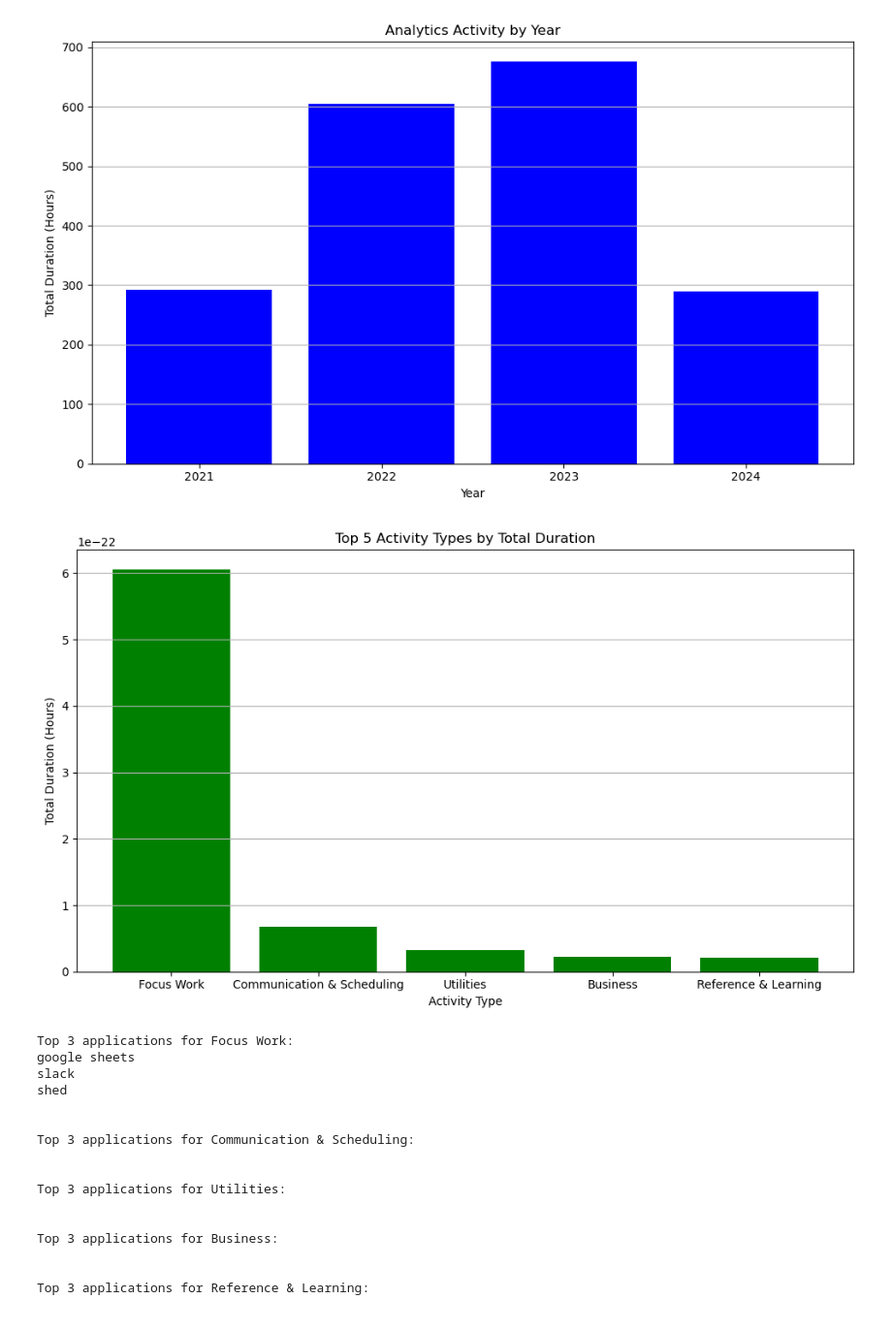
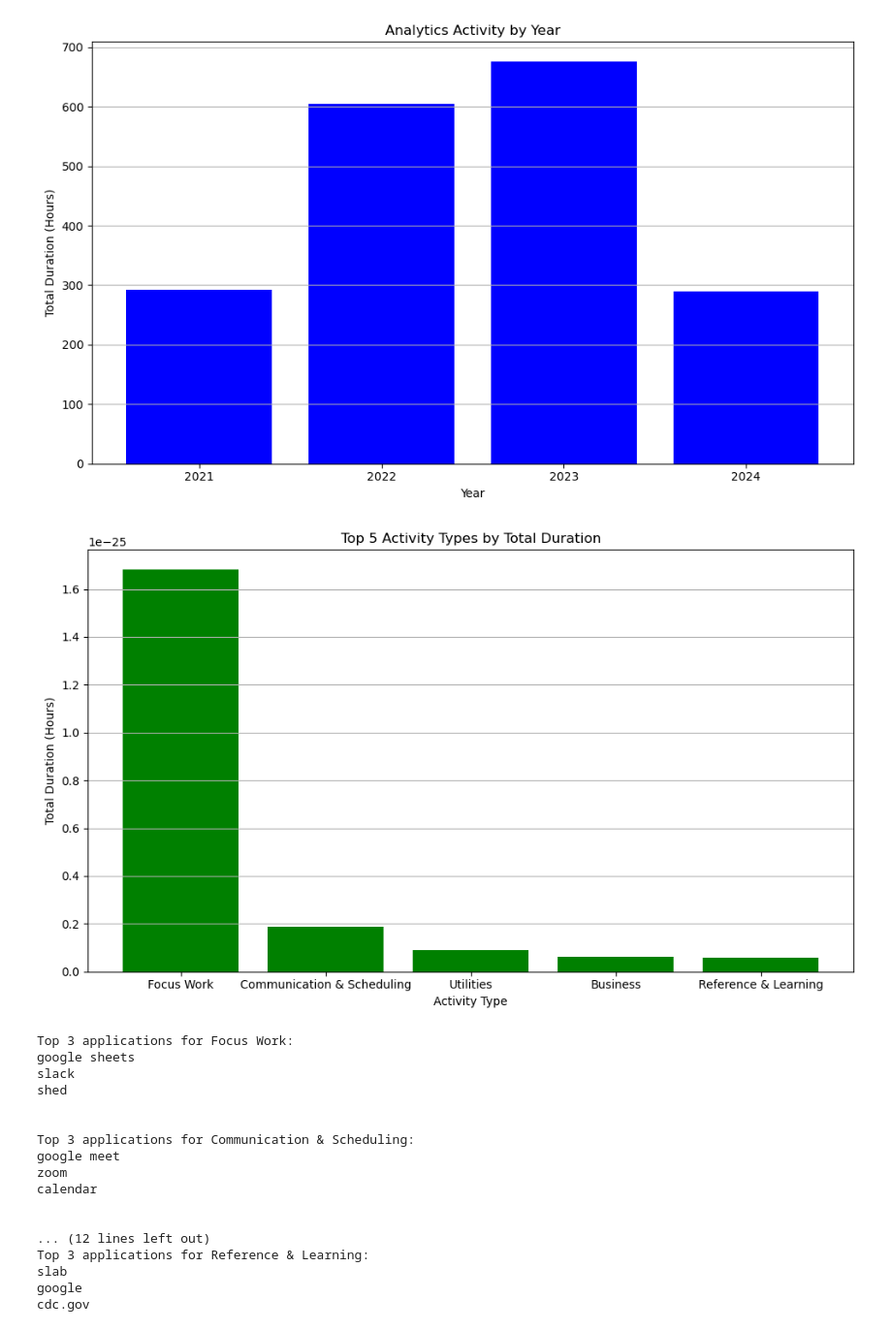
Before and after one commit to mfioca/Four-Year-Work-Trends-Analysis, a Jupyter notebook: look_at_data.ipynb, the cells around one changed output. Shown at 97% size. Saved outputs shown, nothing was run; the diff lists cells and outputs as text; code cells hidden in the pictures.

```diff
--- a/look_at_data.ipynb
+++ b/look_at_data.ipynb
@@ -120,44 +120,43 @@ plt.show()
 # %% [output]
 [figure]
 # %%
+
 # Ensure 'duration' is in the correct unit (hours)
 df['duration'] = df['duration'] / 3600  # Convert seconds to hours if needed
 
 # Calculate the total duration for each activity_type
 activity_type_totals = df.groupby('activity_type')['duration'].sum().reset_index()
 
 # Sort and select the top 5 activity_types
 top_5_activity_types = activity_type_totals.sort_values(by='duration', ascending=False).head(5)
-top_10_types = activity_type_totals.sort_values(by='duration', ascending=False).head(10)
 
 # Plot the bar graph
 plt.figure(figsize=(10, 6))
-
 plt.bar(top_5_activity_types['activity_type'], top_5_activity_types['duration'], color='green')
-
-# Labels and grid
 plt.title('Top 5 Activity Types by Total Duration')
 plt.xlabel('Activity Type')
 plt.ylabel('Total Duration (Hours)')
 plt.grid(axis='y')
 plt.tight_layout()
 plt.show()
 
-# Step 5: Display the top 5 applications for each of the top 10 activity_subtypes
-for type in top_5_activity_types['activity_type']:
-    print(f"Top 3 applications for {type}:")
-    top_apps = (focus_work_data[focus_work_data['activity_type'] == type]
+# Display the top 3 applications for each of the top 5 activity_types
+for activity_type in top_5_activity_types['activity_type']:
+    print(f"Top 3 applications for {activity_type}:")
+
+    # Filter the DataFrame for the current activity_type
+    top_apps = (df[df['activity_type'] == activity_type]
                 .groupby('application')['duration']
                 .sum()
                 .sort_values(ascending=False)
                 .index[:3])  # Get the top 3 application names
 
     # Print the application names
     for app in top_apps:
         print(app)
     print("\n")
 # %% [output]
-[figure, old version]
+[figure, new version]
 Top 3 applications for Focus Work:
 google sheets
 slack
@@ -165,15 +164,16 @@ shed
 
 
 Top 3 applications for Communication & Scheduling:
+google meet
+zoom
+calendar
 
 
-Top 3 applications for Utilities:
-
-
-Top 3 applications for Business:
-
-
+... (12 lines left out)
 Top 3 applications for Reference & Learning:
+slab
+google
+cdc.gov
 # %%
 
 
```
Also changed, not shown: parts of 1 cell of this notebook.
